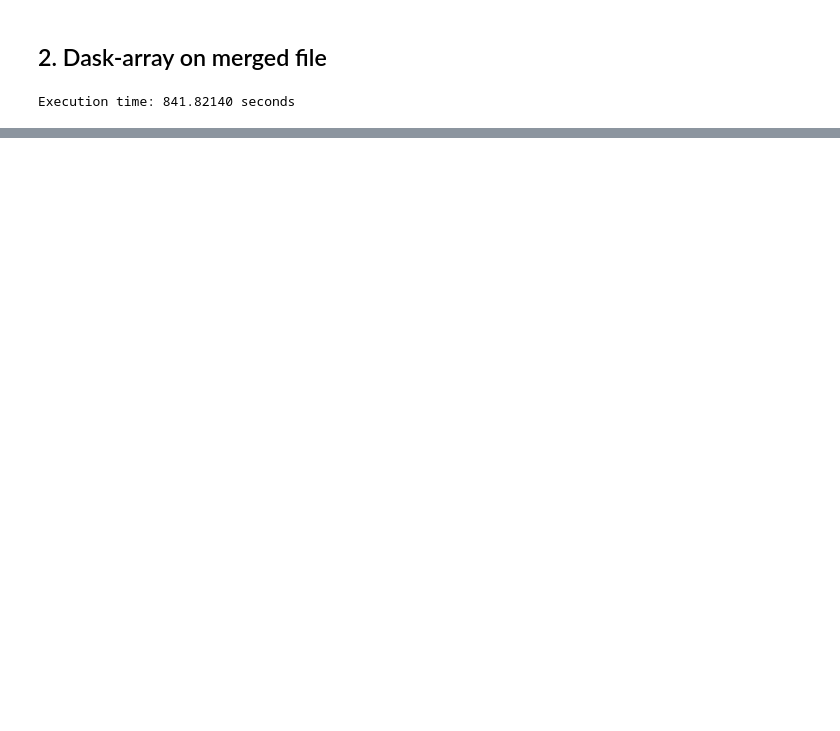
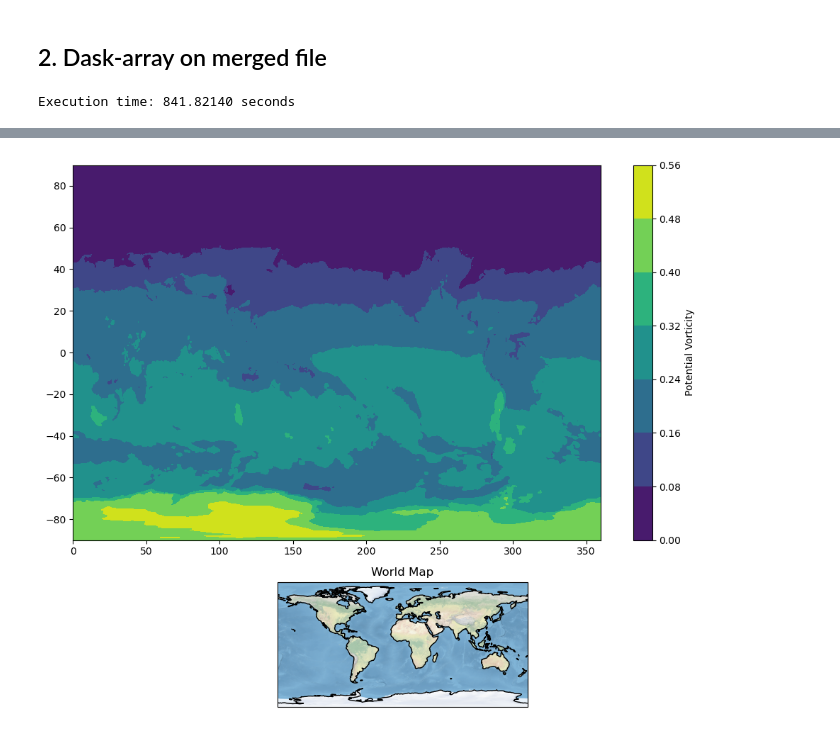
Before and after one commit to ntrojer/Meteorology2024, a Jupyter notebook: analysis/monthly_climatology.ipynb, the cells around one changed output, grey strips where cells are left out. Cells and saved outputs as stored; diff of their text form; code cells hidden in the pictures; blank space fills up the shorter version.

Commit message:
tried to plot

```diff
--- a/analysis/monthly_climatology.ipynb
+++ b/analysis/monthly_climatology.ipynb
@@ -74,3 +76,84 @@ def dask_xarray():
 core.measure_performance(dask_xarray)
 # %% [output]
 Execution time: 841.82140 seconds
+# %%
+import xarray as xr
+import numpy as np
+from pathlib import Path
+import matplotlib.pyplot as plt
+from multiprocessing import Process, Queue
+import cartopy.crs as ccrs
+import core as core
+
+import warnings
+warnings.filterwarnings("ignore")
+
+# location of era5 data on teachinghub
+path="../../LEHRE/msc-intro-comp-met-ex-w2024/data/era5/"
+print(Path(path).resolve())
+
+years= ["1950"]
+
+"""# generate list of era5 files for a given year
+def get_filelists(year: str):
+    flist = list()
+    for file in Path(path).rglob("era5-"+str(year)+"-01.nc"):
+        flist.append(file)
+    return flist
+
+# function to compute time-mean pv potential, will be called by multiprocessing
+def batchcompute_pvpot(file, queue):
+    ds = xr.open_dataset(file, engine="netcdf4", chunks={"valid_time":1e5} )
+    ds["wspd"] = core.windspeed(ds)
+    pv_pot = core.pv_pot(ds).mean("valid_time").compute()
+    queue.put(pv_pot)
+    return None
+
+
+nlat = 721;
+nlon = 1440;
+"""
+"""def multi_processing(years):
+    filelists = []
+    for year in years:
+        filelists.append(get_filelists(year))
+    for flist in filelists:
+        #print(flist)
+        # use 1 process per monthly file
+        nprocs = len(flist)
+        # output from each process
+        pvpot_chk = np.zeros((nprocs,nlat,nlon))
+        queue = Queue()
+        processes = [Process(target=batchcompute_pvpot,
+                            args=(flist[i], queue)) for i in range(0, nprocs)]
+        for process in processes: process.start() # start all processes
+        for i in range(nprocs): # collect results from processes
+            pvpot_chk[i] = queue.get()
+        for process in processes: process.join()  # wait for all processes to complete
+            #        # merge into yearly array
+       # pvpot = np.stack(pvpot_chk, axis=0)
+       # print(pvpot)
+"""
+
+ds2=xr.open_mfdataset(path+"era5-1950-01.nc", chunks={"valid_time":1e5} )
+ds2["wspd"] = core.windspeed(ds2)
+pvpot2 = core.pv_pot(ds2).groupby(ds2.valid_time.dt.month).mean("valid_time").compute()
+
+fig = plt.figure(figsize=(10, 8))
+gs = fig.add_gridspec(2, 1, height_ratios=[3, 1])  # two rows, one for each plot
+
+# First subplot: Contour plot
+ax1 = fig.add_subplot(gs[0, 0])
+contour = ax1.contourf(ds2.longitude, ds2.latitude, pvpot2[0, :, :])  # Plot first month for example
+fig.colorbar(contour, ax=ax1, orientation="vertical", label="Potential Vorticity")  # Add colorbar
+
+# Second subplot: World map
+ax2 = fig.add_subplot(gs[1, 0], projection=ccrs.PlateCarree())
+ax2.set_global()
+ax2.stock_img()  # Background world image
+ax2.coastlines()
+ax2.set_title("World Map")
+
+plt.tight_layout()
+plt.show()
+# %% [output]
@@ -76,0 +161 @@ Execution time: 841.82140 seconds
+[figure, added]
```
Also changed, not shown: parts of 2 cells of this notebook, 2 other files.
